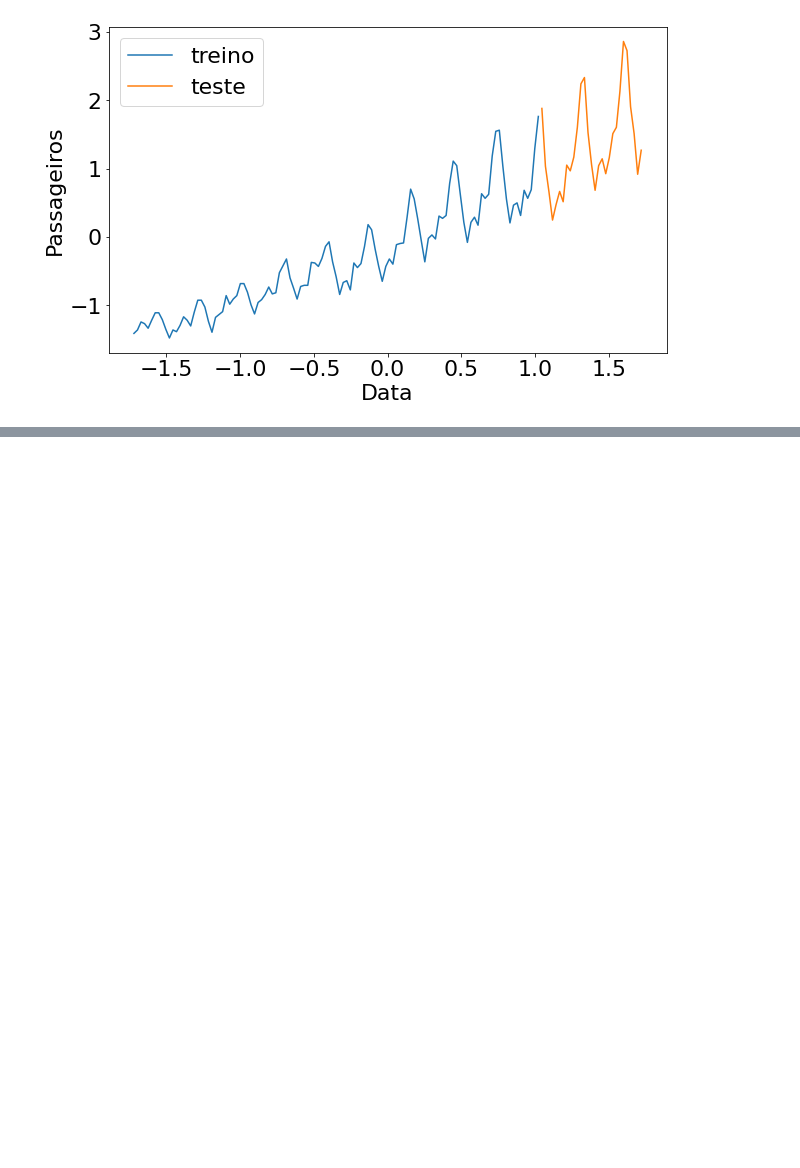
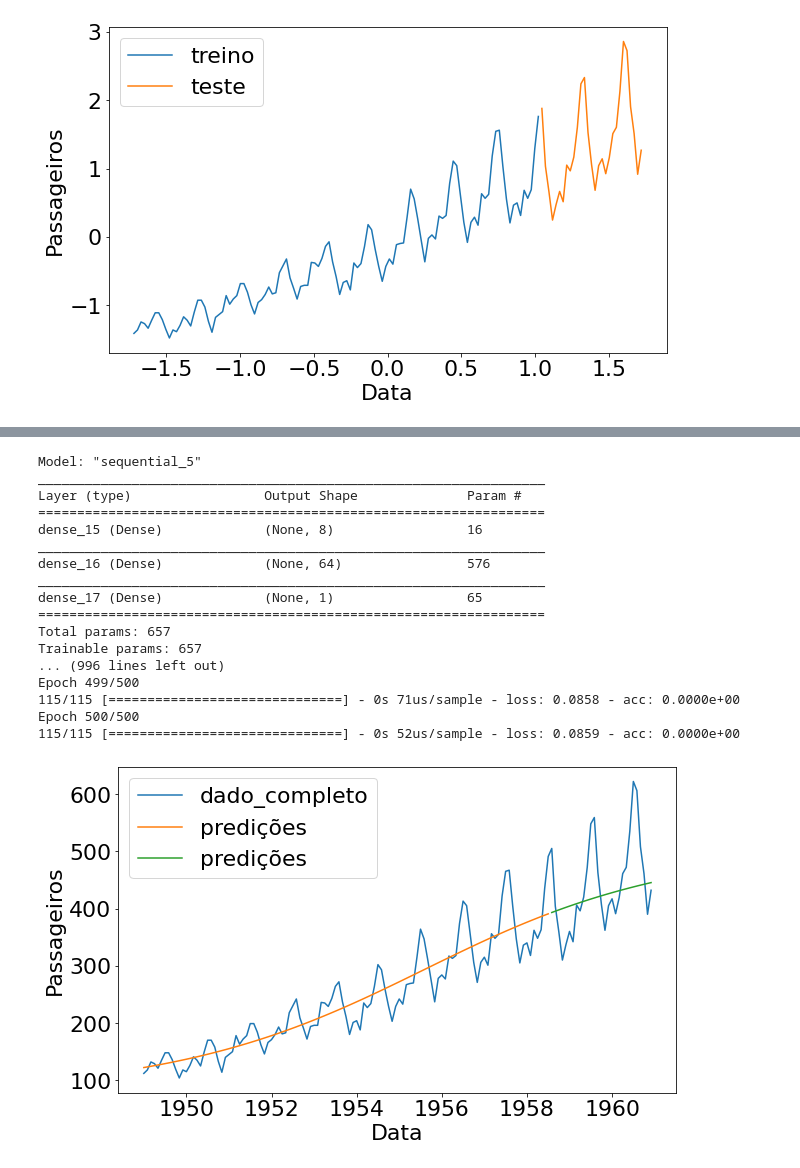
Before and after one commit to edabruzzo/machine_learning_alura, a Jupyter notebook: previsao_keras_1.ipynb, the cells around one changed output, grey strips where cells are left out. Drawn from its saved outputs; the diff is of its cells as text; code cells hidden in the pictures; blank space fills up the shorter version.

```diff
--- a/previsao_keras_1.ipynb
+++ b/previsao_keras_1.ipynb
@@ -300,0 +401,51 @@ Epoch 400/400
+# %%
+hyperparams_5 = [{
+
+    'dimensao_saida':8,
+   'activation':'linear',
+    'kernel_initializer':'ones',
+    'use_bias':True,
+
+},
+
+
+{
+    'dimensao_saida':64,
+   'activation':'sigmoid',
+    'kernel_initializer':'random_uniform',
+    'use_bias':True,
+
+},
+
+    {
+    'dimensao_saida':1,
+    'activation':'linear',
+    'kernel_initializer':'random_uniform',
+    'use_bias':True,
+
+}
+
+
+
+]
+
+testar_modelo(hyperparams_5, epocas_treino=500)
+# %% [output]
+Model: "sequential_5"
+_________________________________________________________________
+Layer (type)                 Output Shape              Param #
+=================================================================
+dense_15 (Dense)             (None, 8)                 16
+_________________________________________________________________
+dense_16 (Dense)             (None, 64)                576
+_________________________________________________________________
+dense_17 (Dense)             (None, 1)                 65
+=================================================================
+Total params: 657
+Trainable params: 657
+... (996 lines left out)
+Epoch 499/500
+115/115 [==============================] - 0s 71us/sample - loss: 0.0858 - acc: 0.0000e+00
+Epoch 500/500
+115/115 [==============================] - 0s 52us/sample - loss: 0.0859 - acc: 0.0000e+00
+[figure, added]
```
Also changed, not shown: parts of 15 cells of this notebook, 1 other file.
